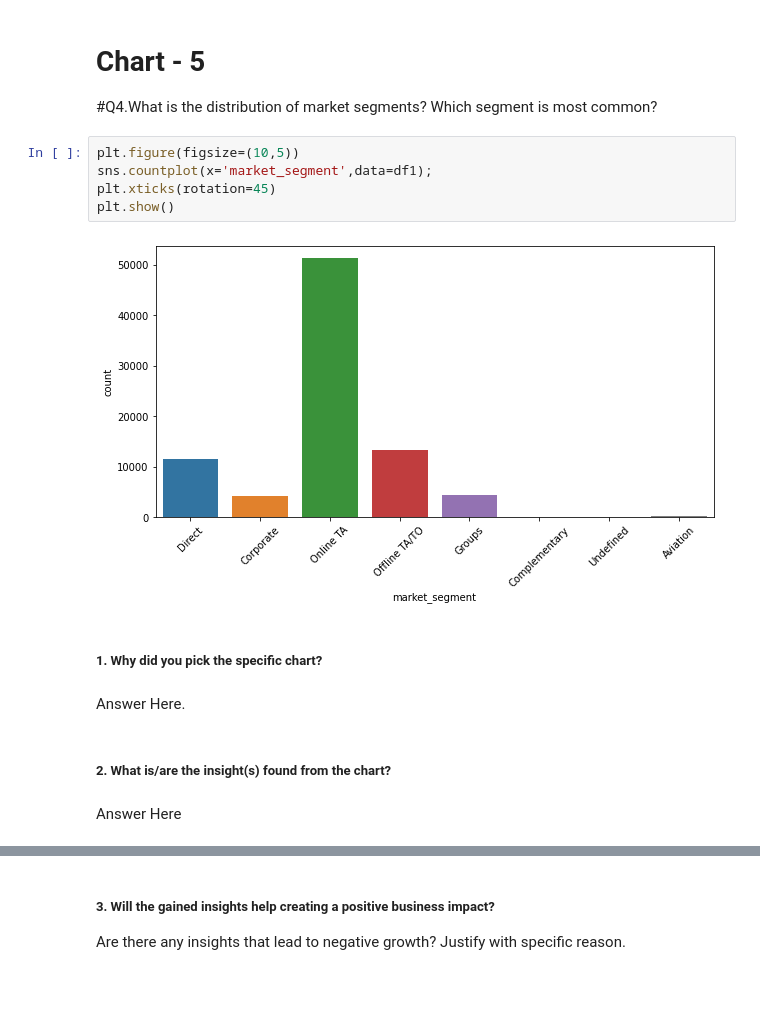
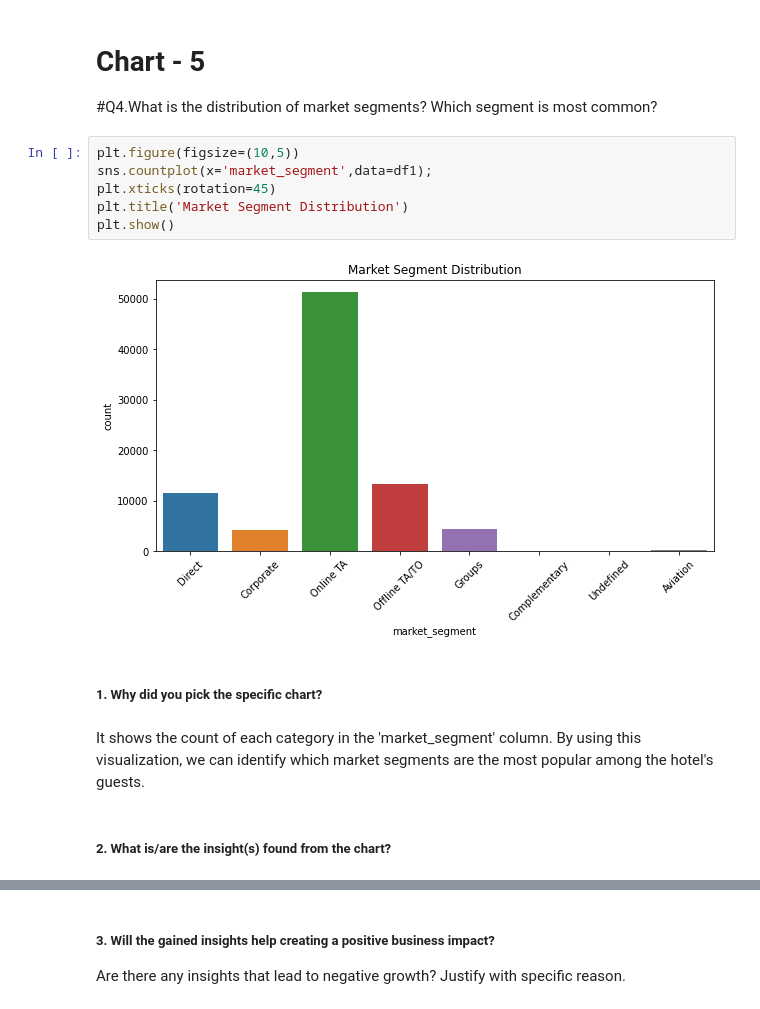
Before and after one commit to Jassibro/EDA-PROJECT, a Jupyter notebook: EDA_Hotel_Booking_Analysis.ipynb, the cells around one changed output, grey strips where cells are left out. Cells and saved outputs as stored; diff of their text form.

Commit message:
Updated with theory answers

```diff
--- a/EDA_Hotel_Booking_Analysis.ipynb
+++ b/EDA_Hotel_Booking_Analysis.ipynb
@@ -484,15 +513,16 @@ Answer Here
 # %%
 plt.figure(figsize=(10,5))
 sns.countplot(x='market_segment',data=df1);
 plt.xticks(rotation=45)
+plt.title('Market Segment Distribution')
 plt.show()
 # %% [output]
-[figure, old version]
+[figure, new version]
 # %% [markdown]
 ##### 1. Why did you pick the specific chart?
-# %% [markdown]
-Answer Here.
+# %% [markdown]
+ It shows the count of each category in the 'market_segment' column.
+ By using this visualization, we can identify which market segments are the
+ most popular among the hotel's guests.
 # %% [markdown]
 ##### 2. What is/are the insight(s) found from the chart?
-# %% [markdown]
-Answer Here
```
Also changed, not shown: parts of 80 cells of this notebook.
